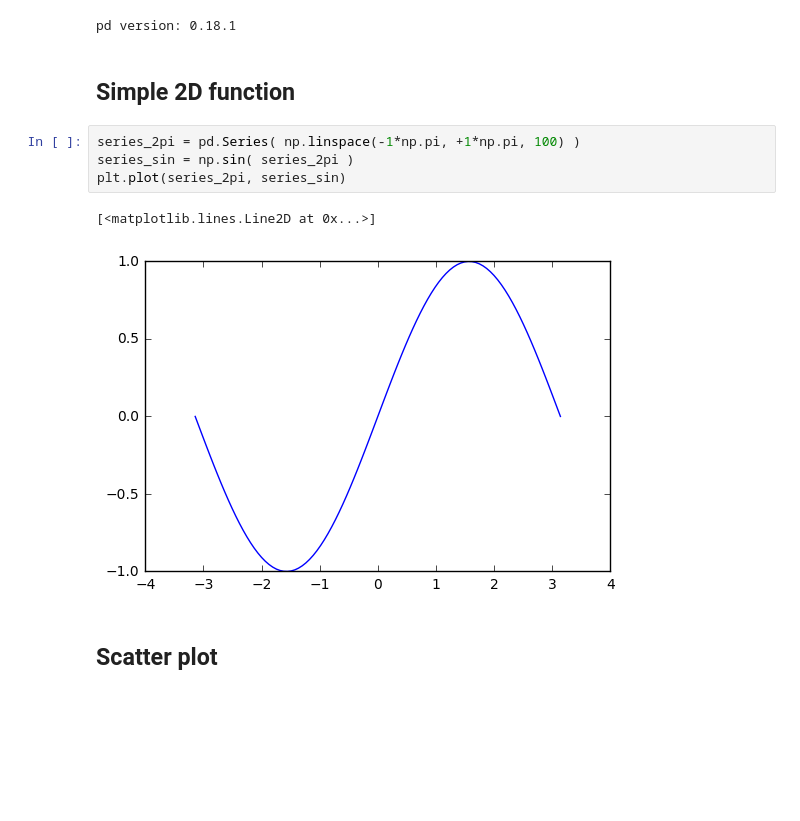
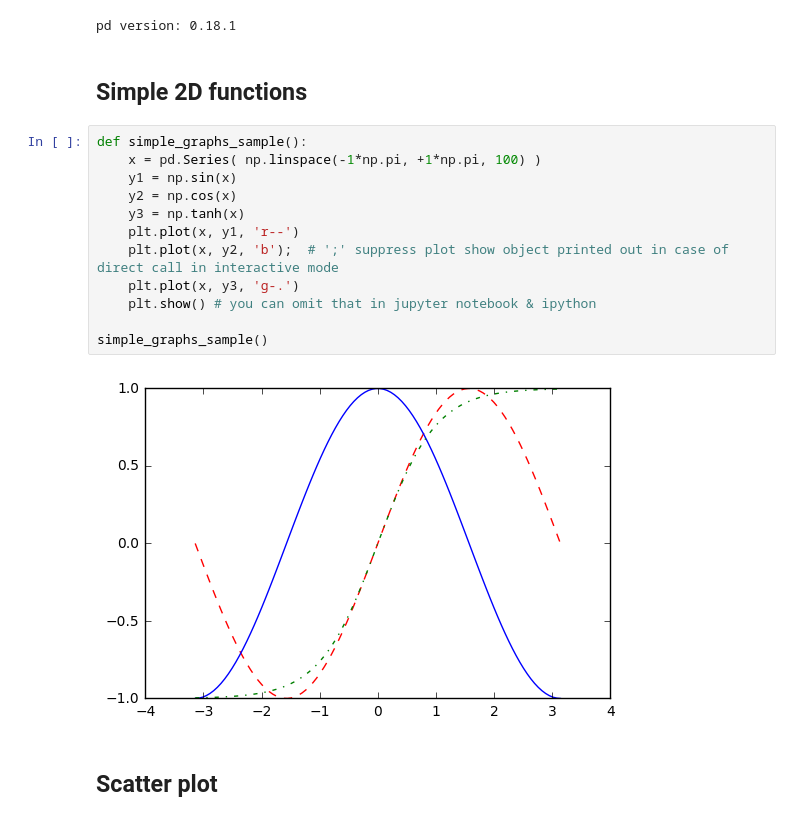
Before and after one commit to dyakonoff/python-data-diagrams, a Jupyter notebook: matplotlib-one.ipynb, the cells around one changed output. Saved outputs shown, nothing was run; the diff lists cells and outputs as text; blank space fills up the shorter version.

Commit message:
some matplotlib diagrams

```diff
--- a/matplotlib-one.ipynb
+++ b/matplotlib-one.ipynb
@@ -18,14 +18,21 @@ print("pd version:", pd.__version__)
 # %% [output]
 pd version: 0.18.1
 # %% [markdown]
-## Simple 2D function
+## Simple 2D functions
-# %%
-series_2pi = pd.Series( np.linspace(-1*np.pi, +1*np.pi, 100) )
-series_sin = np.sin( series_2pi )
-plt.plot(series_2pi, series_sin)
-# %% [output]
-[<matplotlib.lines.Line2D at 0x...>]
-[figure, removed]
+# %%
+def simple_graphs_sample():
+    x = pd.Series( np.linspace(-1*np.pi, +1*np.pi, 100) )
+    y1 = np.sin(x)
+    y2 = np.cos(x)
+    y3 = np.tanh(x)
+    plt.plot(x, y1, 'r--')
+    plt.plot(x, y2, 'b');  # ';' suppress plot show object printed out in case of direct call in interactive mode
+    plt.plot(x, y3, 'g-.')
+    plt.show() # you can omit that in jupyter notebook & ipython
+
+simple_graphs_sample()
+# %% [output]
+[figure, added]
 # %% [markdown]
 ## Scatter plot
 # %%
```
